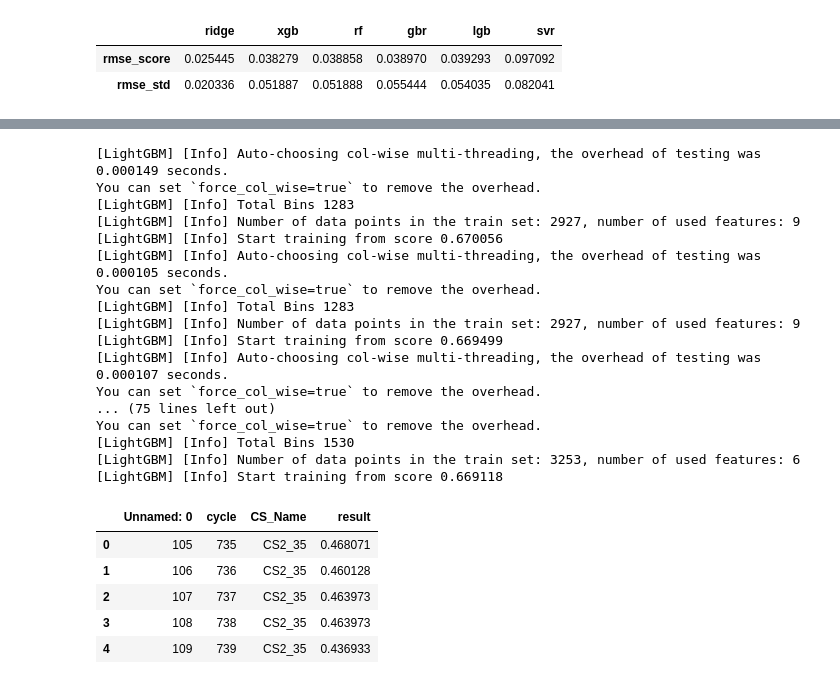
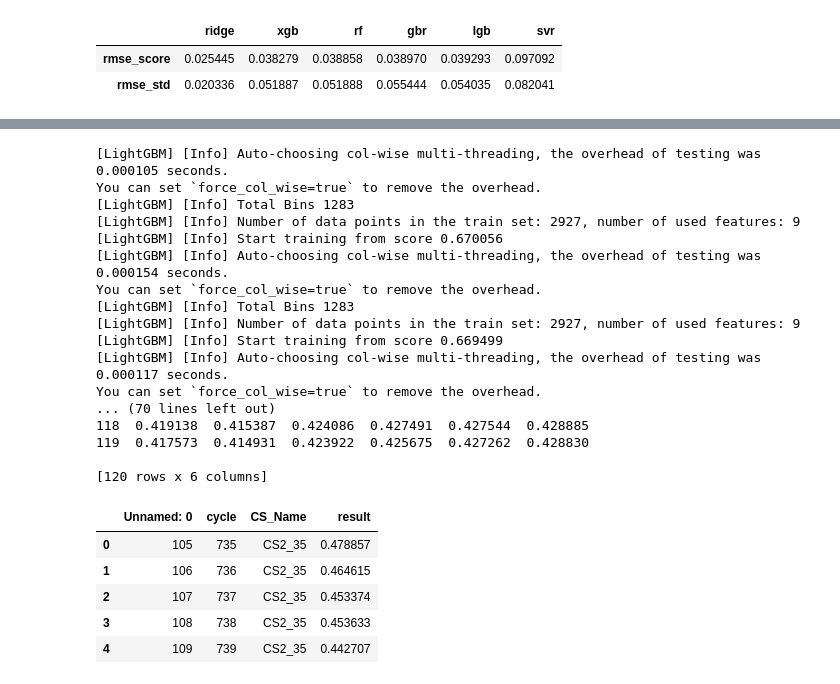
Before and after one commit to wooOhOh/DataFountain_LDC, a Jupyter notebook: 锂电池健康状态识别/notebooks/方法二.ipynb, the cells around one changed output, grey strips where cells are left out. Cells and saved outputs as stored; diff of their text form; code cells hidden in the pictures.

```diff
--- a/锂电池健康状态识别/notebooks/方法二.ipynb
+++ b/锂电池健康状态识别/notebooks/方法二.ipynb
@@ -261,32 +274,32 @@ You can set `force_col_wise=true` to remove the overhead.
 0.013514769667977843
 # %%
 """结果注册"""
-sr = StackingRegressor(models, model_names, lgb, kf)
+sr = StackingRegressor(models, model_names, ridge, kf)
 sample_submission_df = pd.read_csv('../数据/清理后的数据/submission_example.csv')
 sample_submission_df['result'] = sr.fit_predict(X, y, clean_test)
 sample_submission_df.to_csv('../结果/submission_2.csv', index=False)
 sample_submission_df.head()
 # %% [output]
-[LightGBM] [Info] Auto-choosing col-wise multi-threading, the overhead of testing was 0.000149 seconds.
+[LightGBM] [Info] Auto-choosing col-wise multi-threading, the overhead of testing was 0.000105 seconds.
 You can set `force_col_wise=true` to remove the overhead.
 [LightGBM] [Info] Total Bins 1283
 [LightGBM] [Info] Number of data points in the train set: 2927, number of used features: 9
 [LightGBM] [Info] Start training from score 0.670056
-[LightGBM] [Info] Auto-choosing col-wise multi-threading, the overhead of testing was 0.000105 seconds.
+[LightGBM] [Info] Auto-choosing col-wise multi-threading, the overhead of testing was 0.000154 seconds.
 You can set `force_col_wise=true` to remove the overhead.
 [LightGBM] [Info] Total Bins 1283
 [LightGBM] [Info] Number of data points in the train set: 2927, number of used features: 9
 [LightGBM] [Info] Start training from score 0.669499
-[LightGBM] [Info] Auto-choosing col-wise multi-threading, the overhead of testing was 0.000107 seconds.
+[LightGBM] [Info] Auto-choosing col-wise multi-threading, the overhead of testing was 0.000117 seconds.
 You can set `force_col_wise=true` to remove the overhead.
-... (75 lines left out)
-You can set `force_col_wise=true` to remove the overhead.
-[LightGBM] [Info] Total Bins 1530
-[LightGBM] [Info] Number of data points in the train set: 3253, number of used features: 6
-[LightGBM] [Info] Start training from score 0.669118
+... (70 lines left out)
+118  0.419138  0.415387  0.424086  0.427491  0.427544  0.428885
+119  0.417573  0.414931  0.423922  0.425675  0.427262  0.428830
+
+[120 rows x 6 columns]
 |  | Unnamed: 0 | cycle | CS_Name | result |
-| 0 | 105 | 735 | CS2_35 | 0.468071 |
-| 1 | 106 | 736 | CS2_35 | 0.460128 |
-| 2 | 107 | 737 | CS2_35 | 0.463973 |
-| 3 | 108 | 738 | CS2_35 | 0.463973 |
-| 4 | 109 | 739 | CS2_35 | 0.436933 |
+| 0 | 105 | 735 | CS2_35 | 0.478857 |
+| 1 | 106 | 736 | CS2_35 | 0.464615 |
+| 2 | 107 | 737 | CS2_35 | 0.453374 |
+| 3 | 108 | 738 | CS2_35 | 0.453633 |
+| 4 | 109 | 739 | CS2_35 | 0.442707 |
```
Also changed, not shown: parts of 3 cells of this notebook, 2 other files.
